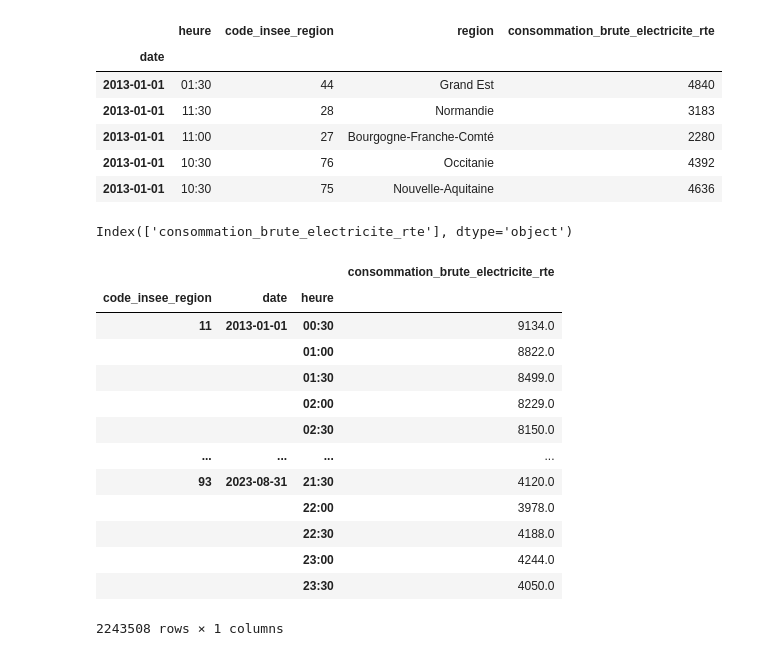
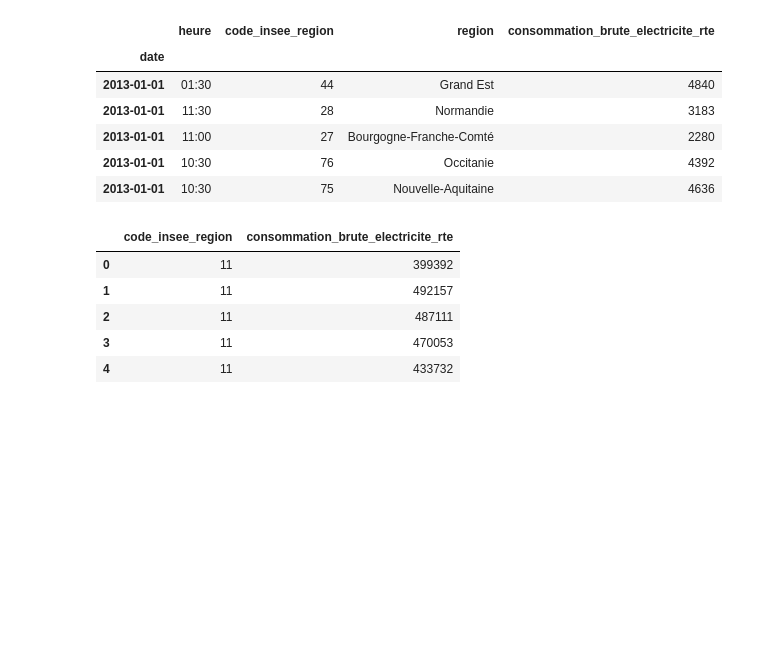
Before and after one commit to antoine-palazz/Python_DS_Project, a Jupyter notebook: Api_Odre.ipynb, the cells around one changed output. Cells and saved outputs as stored; diff of their text form; code cells hidden in the pictures; blank space fills up the shorter version.

```diff
--- a/Api_Odre.ipynb
+++ b/Api_Odre.ipynb
@@ -43,3 +145,3 @@ df.tail(10)
 # %%
-df['date'] = pd.to_datetime(df['date'])
-df.set_index('date', inplace=True)
+data_consumption['date'] = pd.to_datetime(data_consumption['date'])
+data_consumption.set_index('date', inplace=True)
@@ -46,3 +167,5 @@ df.set_index('date', inplace=True)
 # %%
-df.columns
+col_del = pd.Index(['date_heure', 'consommation_brute_gaz_grtgaz', 'statut_grtgaz', 'consommation_brute_gaz_terega', 'statut_terega','consommation_brute_gaz_totale','statut_rte', 'consommation_brute_totale'])
+data_consumption.drop(col_del, axis=1,inplace=True)
+data_consumption.isna().sum()
 # %% [output]
@@ -72,8 +188,8 @@ df.head()
 | 2013-01-01 | 10:30 | 76 | Occitanie | 4392 |
 | 2013-01-01 | 10:30 | 75 | Nouvelle-Aquitaine | 4636 |
 # %%
-grouped_df = df.groupby(['code_insee_region','date'])
-grouped_df_hour = df.groupby(['code_insee_region','date','heure'])
+data_consumption1 = data_consumption.groupby(['code_insee_region','date'], as_index = False)
+data_consumption2 = data_consumption.groupby(['code_insee_region','date','heure'], as_index = False)
 # %%
-result_df = grouped_df['consommation_brute_electricite_rte'].mean()
-result_df_hour = grouped_df_hour['consommation_brute_electricite_rte'].mean()
+data_consumption1 = data_consumption1['consommation_brute_electricite_rte'].sum()
+data_consumption2 = data_consumption2['consommation_brute_electricite_rte'].sum()
@@ -83,21 +196,9 @@ result_df_hour = result_df_hour.to_frame(name = 'consommation_brute_electricite_
-# %%
-result_df.columns
-# %% [output]
-Index(['consommation_brute_electricite_rte'], dtype='object')
 # %%
-result_df_hour
+data_consumption1.head()
 # %% [output]
-|  |  |  | consommation_brute_electricite_rte |
-| code_insee_region | date | heure |  |
-| 11 | 2013-01-01 | 00:30 | 9134.0 |
-|  |  | 01:00 | 8822.0 |
-|  |  | 01:30 | 8499.0 |
-|  |  | 02:00 | 8229.0 |
-|  |  | 02:30 | 8150.0 |
-| ... | ... | ... | ... |
-| 93 | 2023-08-31 | 21:30 | 4120.0 |
-|  |  | 22:00 | 3978.0 |
-|  |  | 22:30 | 4188.0 |
-|  |  | 23:00 | 4244.0 |
-|  |  | 23:30 | 4050.0 |
+|  | code_insee_region | consommation_brute_electricite_rte |
+| 0 | 11 | 399392 |
+| 1 | 11 | 492157 |
+| 2 | 11 | 487111 |
+| 3 | 11 | 470053 |
+| 4 | 11 | 433732 |
-2243508 rows × 1 columns
```
Also changed, not shown: parts of 36 cells of this notebook.
